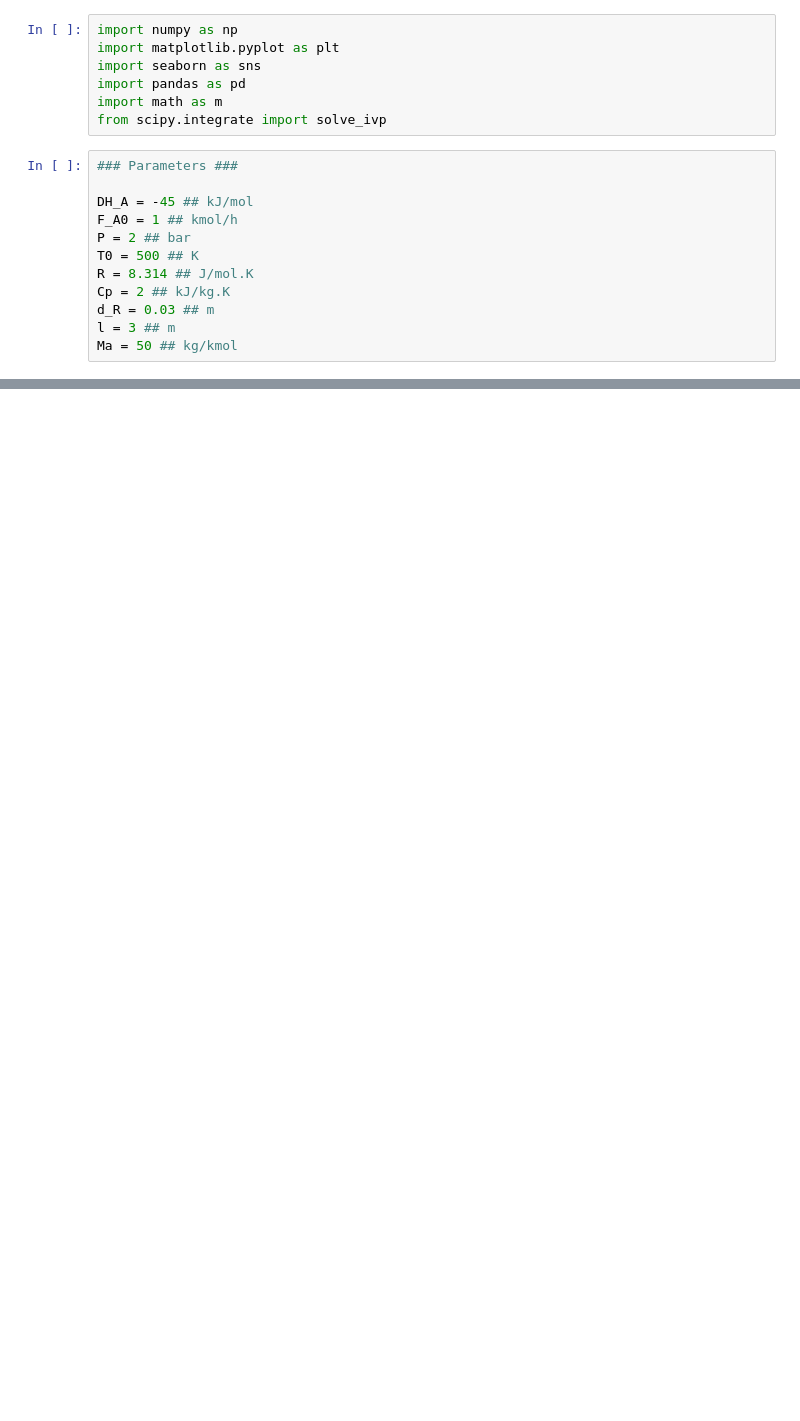
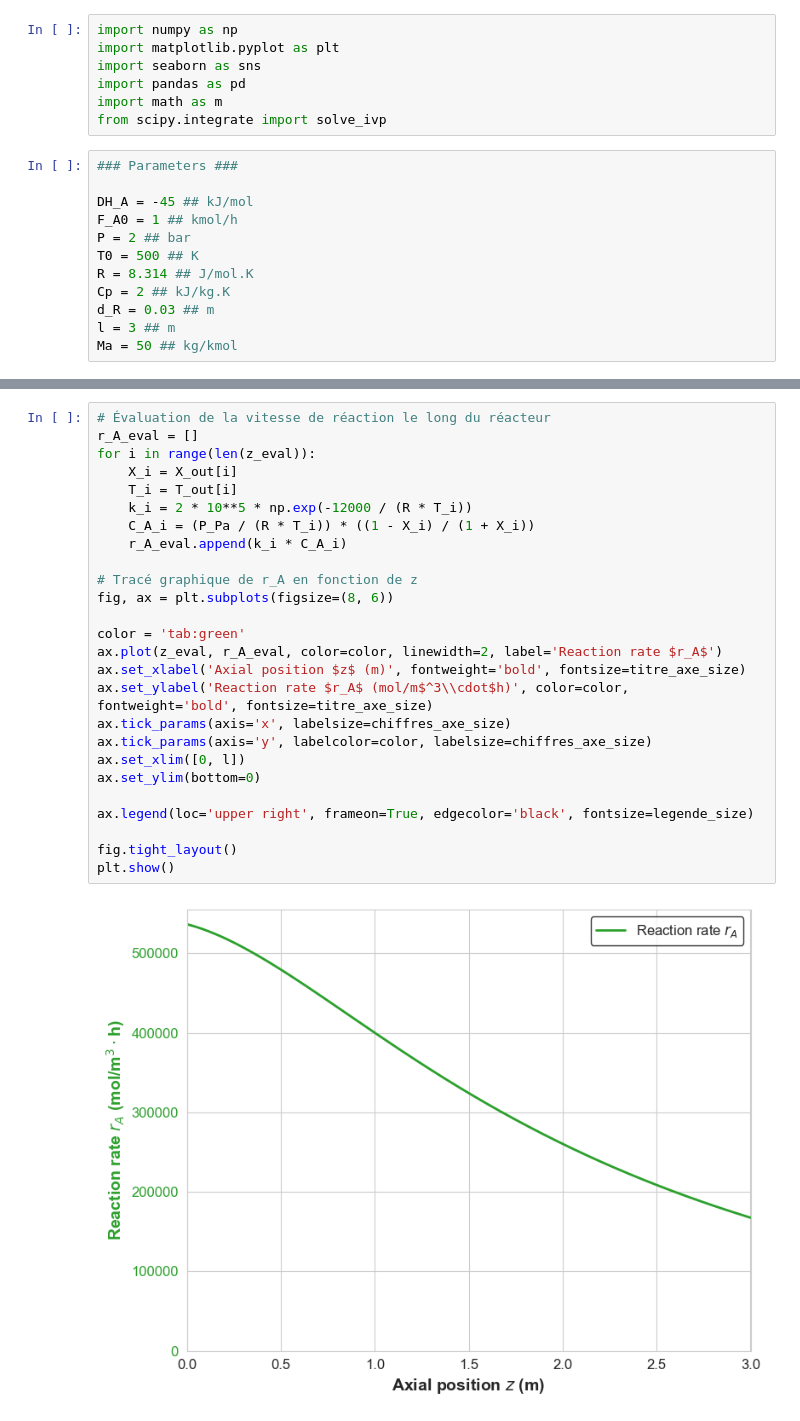
Before and after one commit to JeanSchro/Projet-Indu-process, a Jupyter notebook: Projet_1.ipynb, the cells around one changed output, grey strips where cells are left out. Drawn from its saved outputs; the diff is of its cells as text; blank space fills up the shorter version.

```diff
--- a/Projet_1.ipynb
+++ b/Projet_1.ipynb
@@ -89 +90,29 @@ Température en sortie : 822.1 K
+# %%
+# Évaluation de la vitesse de réaction le long du réacteur
+r_A_eval = []
+for i in range(len(z_eval)):
+    X_i = X_out[i]
+    T_i = T_out[i]
+    k_i = 2 * 10**5 * np.exp(-12000 / (R * T_i))
+    C_A_i = (P_Pa / (R * T_i)) * ((1 - X_i) / (1 + X_i))
+    r_A_eval.append(k_i * C_A_i)
+
+# Tracé graphique de r_A en fonction de z
+fig, ax = plt.subplots(figsize=(8, 6))
+
+color = 'tab:green'
+ax.plot(z_eval, r_A_eval, color=color, linewidth=2, label='Reaction rate $r_A$')
+ax.set_xlabel('Axial position $z$ (m)', fontweight='bold', fontsize=titre_axe_size)
+ax.set_ylabel('Reaction rate $r_A$ (mol/m$^3\\cdot$h)', color=color, fontweight='bold', fontsize=titre_axe_size)
+ax.tick_params(axis='x', labelsize=chiffres_axe_size)
+ax.tick_params(axis='y', labelcolor=color, labelsize=chiffres_axe_size)
+ax.set_xlim([0, l])
+ax.set_ylim(bottom=0)
+
+ax.legend(loc='upper right', frameon=True, edgecolor='black', fontsize=legende_size)
+
+fig.tight_layout()
+plt.show()
+# %% [output]
+[figure, added]
 # %%
```
Also changed, not shown: parts of 3 cells of this notebook.
